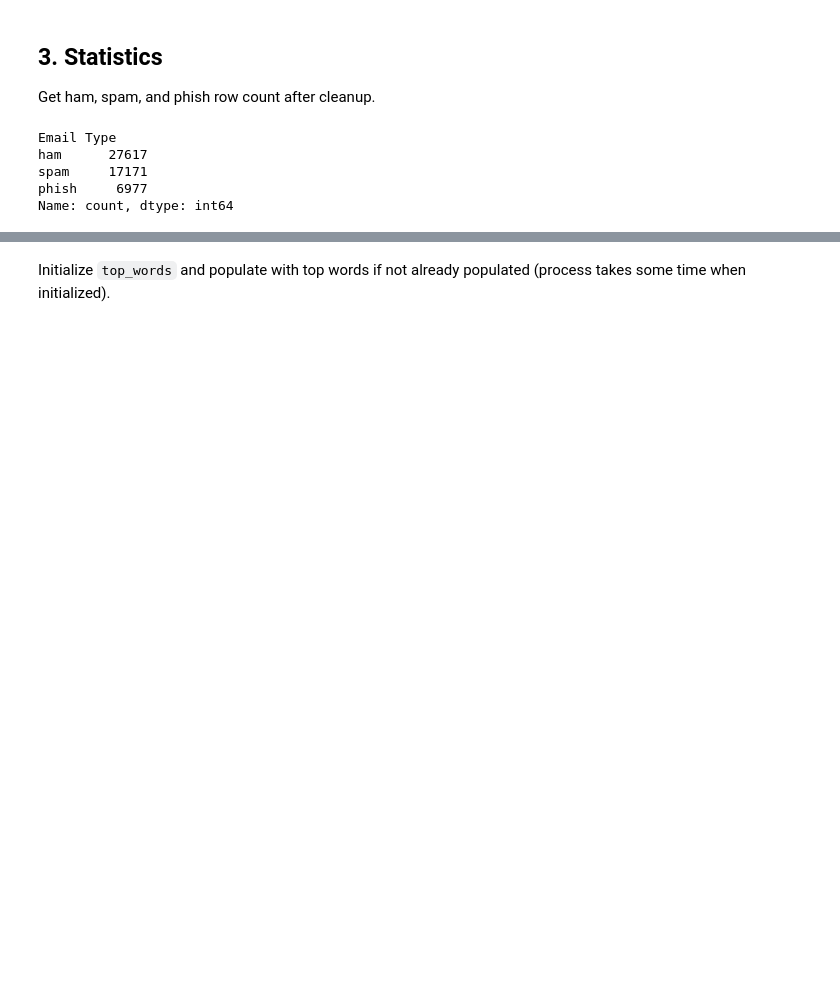
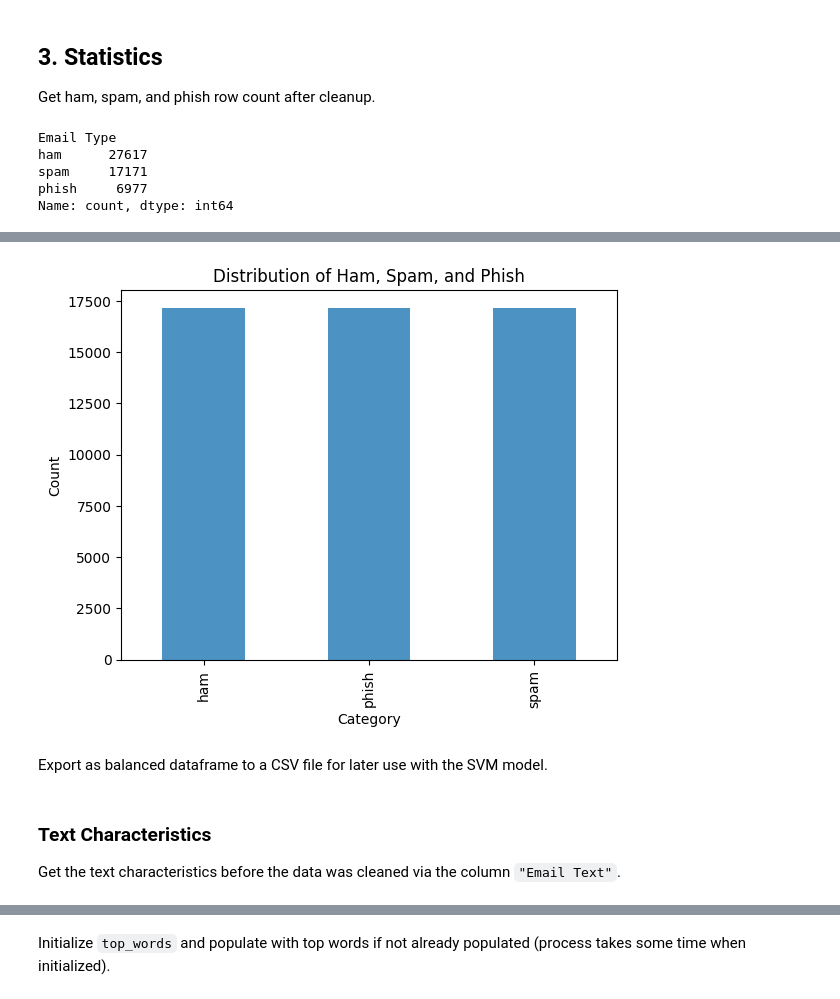
Before and after one commit to Prokope45/PsyberWatch, a Jupyter notebook: 3. Exploratory Analysis.ipynb, the cells around one changed output, grey strips where cells are left out. Drawn from its saved outputs; the diff is of its cells as text; code cells hidden in the pictures; blank space fills up the shorter version.

```diff
--- a/3. Exploratory Analysis.ipynb
+++ b/3. Exploratory Analysis.ipynb
@@ -68,0 +115,10 @@ plt.show()
+# %%
+balanced_df["Email Type"].value_counts().plot(kind='bar', alpha=0.8)
+plt.xlabel('Category')
+plt.ylabel('Count')
+plt.title('Distribution of Ham, Spam, and Phish')
+plt.show()
+# %% [output]
+[figure, added]
+# %% [markdown]
+Export as balanced dataframe to a CSV file for later use with the SVM model.
@@ -68,0 +127,3 @@ plt.show()
+# %% [markdown]
+### Text Characteristics
+Get the text characteristics before the data was cleaned via the column `"Email Text"`.
```
Also changed, not shown: parts of 24 cells of this notebook, 7 other files.
